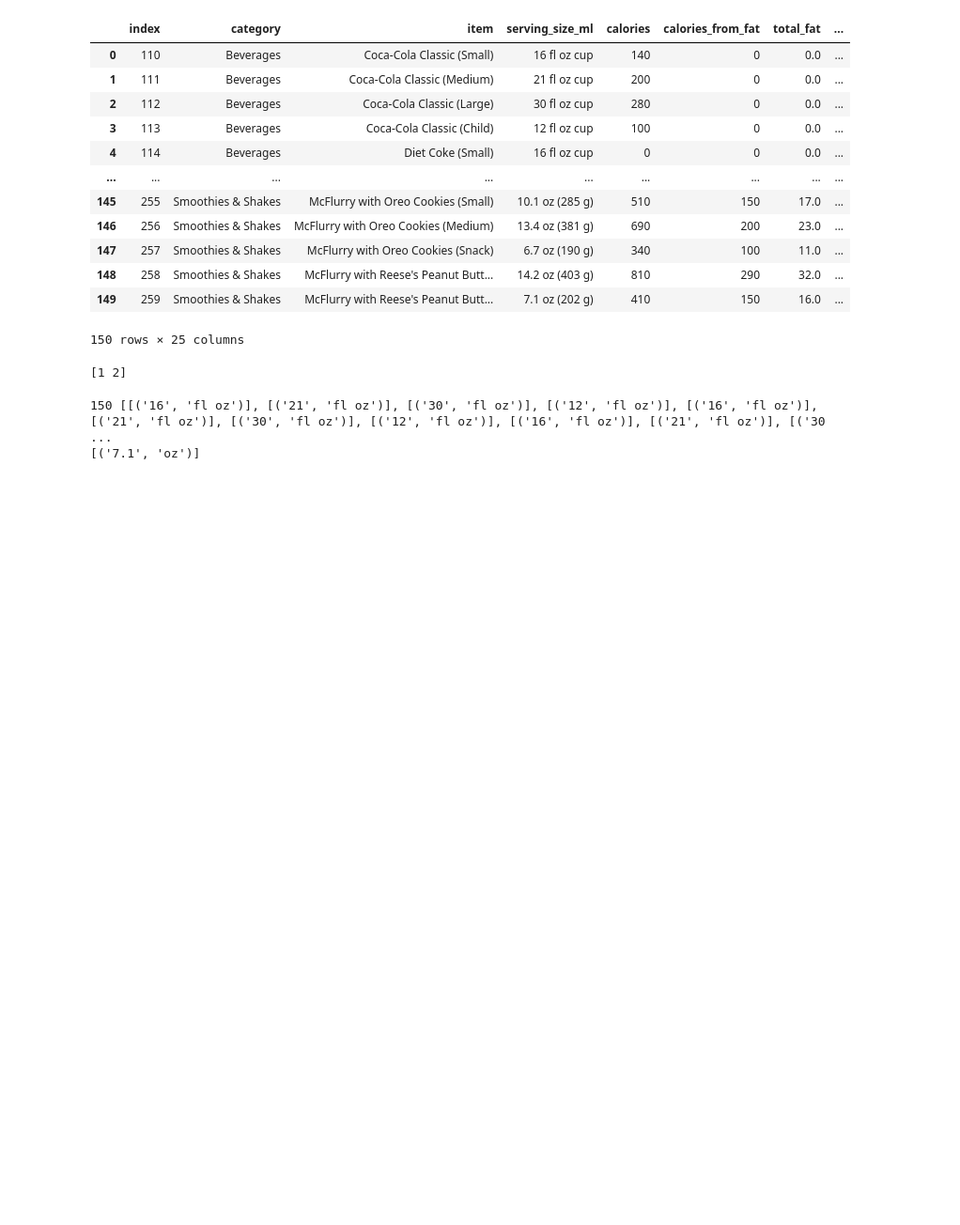
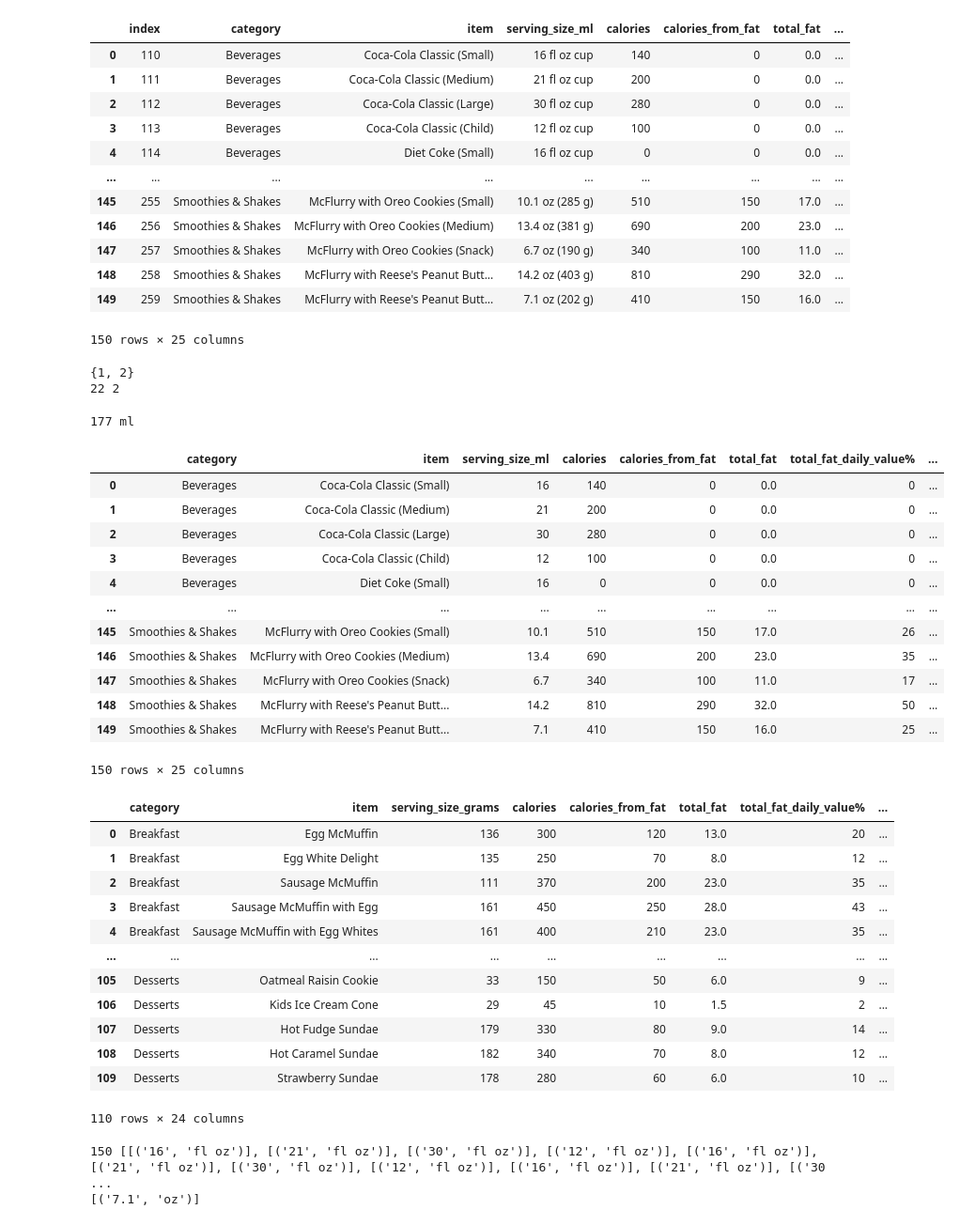
Before and after one commit to mfernandamirabile/C-Users-ferna-McDonaldsMenu-Analysis, a Jupyter notebook: app.ipynb, the cells around one changed output. Shown: that part at 94% size. Drawn from its saved outputs; the diff is of its cells as text; code cells hidden in the pictures; blank space fills up the shorter version.

Commit message:
value and unit in serving_size_ml on drink_df separated

```diff
--- a/app.ipynb
+++ b/app.ipynb
@@ -243,20 +243,65 @@ matches = []
 for index, value in enumerate(drink_df['serving_size_ml']):
     match = re.findall(r"(\d+\.?\d*)\s*(fl oz|oz|ml)", value)
     matches.append(match)
-    # print(match, len(match))
-# print(matches)
-    # drink_df.at[index, 'serving_size_ml'] = match[0][0]
-    # drink_df.at[index, 'unit'] = match[0][1]
-matches_length = []
-for x in matches:
-    lenght = len(x)
-    # print(lenght)
-    matches_length.append(lenght)
-matches_length = np.array(matches_length)
-print(np.unique(matches_length))
-# display(drink_df)
+
+matches_length = {}
+for i, x in enumerate(matches):
+    length = len(x)
+    matches_length[i] = length
+
+unique_values =  set(matches_length.values())
+print(unique_values)
+
+# Encontrar os valores únicos
+for i, x in matches_length.items():
+    if x == 2:
+        print(i, x)
 # %% [output]
-[1 2]
+{1, 2}
+22 2
+# %%
+for index, value in enumerate(matches):
+    if index != 22:
+        drink_df.at[index, 'serving_size_ml'] = value[0][0]
+        drink_df.at[index, 'unit'] = value[0][1]
+    else:
+        drink_df.at[index, 'serving_size_ml'] = value[1][0]
+        drink_df.at[index, 'unit'] = value[1][1]
+
+print(drink_df.at[22, 'serving_size_ml'], drink_df.at[22, 'unit'])
+# %% [output]
+177 ml
+# %%
+drink_df.drop(['index'], axis='columns', inplace=True)
+food_df.drop(['index'], axis='columns', inplace=True)
+display(drink_df, food_df)
+# %% [output]
+|  | category | item | serving_size_ml | calories | calories_from_fat | total_fat | total_fat_daily_value% | ... |
+| 0 | Beverages | Coca-Cola Classic (Small) | 16 | 140 | 0 | 0.0 | 0 | ... |
+| 1 | Beverages | Coca-Cola Classic (Medium) | 21 | 200 | 0 | 0.0 | 0 | ... |
+| 2 | Beverages | Coca-Cola Classic (Large) | 30 | 280 | 0 | 0.0 | 0 | ... |
+| 3 | Beverages | Coca-Cola Classic (Child) | 12 | 100 | 0 | 0.0 | 0 | ... |
+| 4 | Beverages | Diet Coke (Small) | 16 | 0 | 0 | 0.0 | 0 | ... |
+| ... | ... | ... | ... | ... | ... | ... | ... | ... |
+| 145 | Smoothies & Shakes | McFlurry with Oreo Cookies (Small) | 10.1 | 510 | 150 | 17.0 | 26 | ... |
+| 146 | Smoothies & Shakes | McFlurry with Oreo Cookies (Medium) | 13.4 | 690 | 200 | 23.0 | 35 | ... |
+| 147 | Smoothies & Shakes | McFlurry with Oreo Cookies (Snack) | 6.7 | 340 | 100 | 11.0 | 17 | ... |
+| 148 | Smoothies & Shakes | McFlurry with Reese's Peanut Butt... | 14.2 | 810 | 290 | 32.0 | 50 | ... |
+| 149 | Smoothies & Shakes | McFlurry with Reese's Peanut Butt... | 7.1 | 410 | 150 | 16.0 | 25 | ... |
+150 rows × 25 columns
+|  | category | item | serving_size_grams | calories | calories_from_fat | total_fat | total_fat_daily_value% | ... |
+| 0 | Breakfast | Egg McMuffin | 136 | 300 | 120 | 13.0 | 20 | ... |
+| 1 | Breakfast | Egg White Delight | 135 | 250 | 70 | 8.0 | 12 | ... |
+| 2 | Breakfast | Sausage McMuffin | 111 | 370 | 200 | 23.0 | 35 | ... |
+| 3 | Breakfast | Sausage McMuffin with Egg | 161 | 450 | 250 | 28.0 | 43 | ... |
+| 4 | Breakfast | Sausage McMuffin with Egg Whites | 161 | 400 | 210 | 23.0 | 35 | ... |
+| ... | ... | ... | ... | ... | ... | ... | ... | ... |
+| 105 | Desserts | Oatmeal Raisin Cookie | 33 | 150 | 50 | 6.0 | 9 | ... |
+| 106 | Desserts | Kids Ice Cream Cone | 29 | 45 | 10 | 1.5 | 2 | ... |
+| 107 | Desserts | Hot Fudge Sundae | 179 | 330 | 80 | 9.0 | 14 | ... |
+| 108 | Desserts | Hot Caramel Sundae | 182 | 340 | 70 | 8.0 | 12 | ... |
+| 109 | Desserts | Strawberry Sundae | 178 | 280 | 60 | 6.0 | 10 | ... |
+110 rows × 24 columns
 # %%
 matches = []
 for value in drink_df['serving_size_ml']:
```
